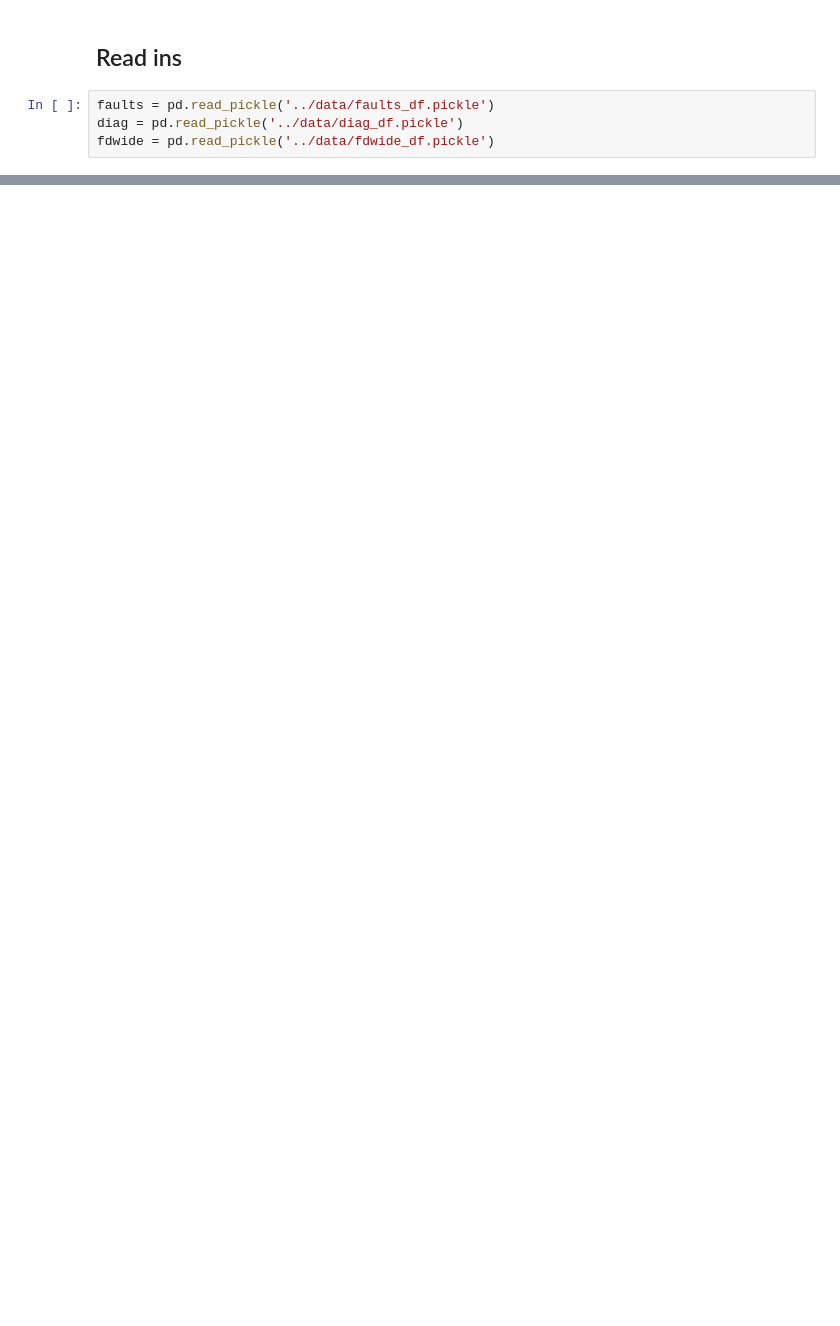
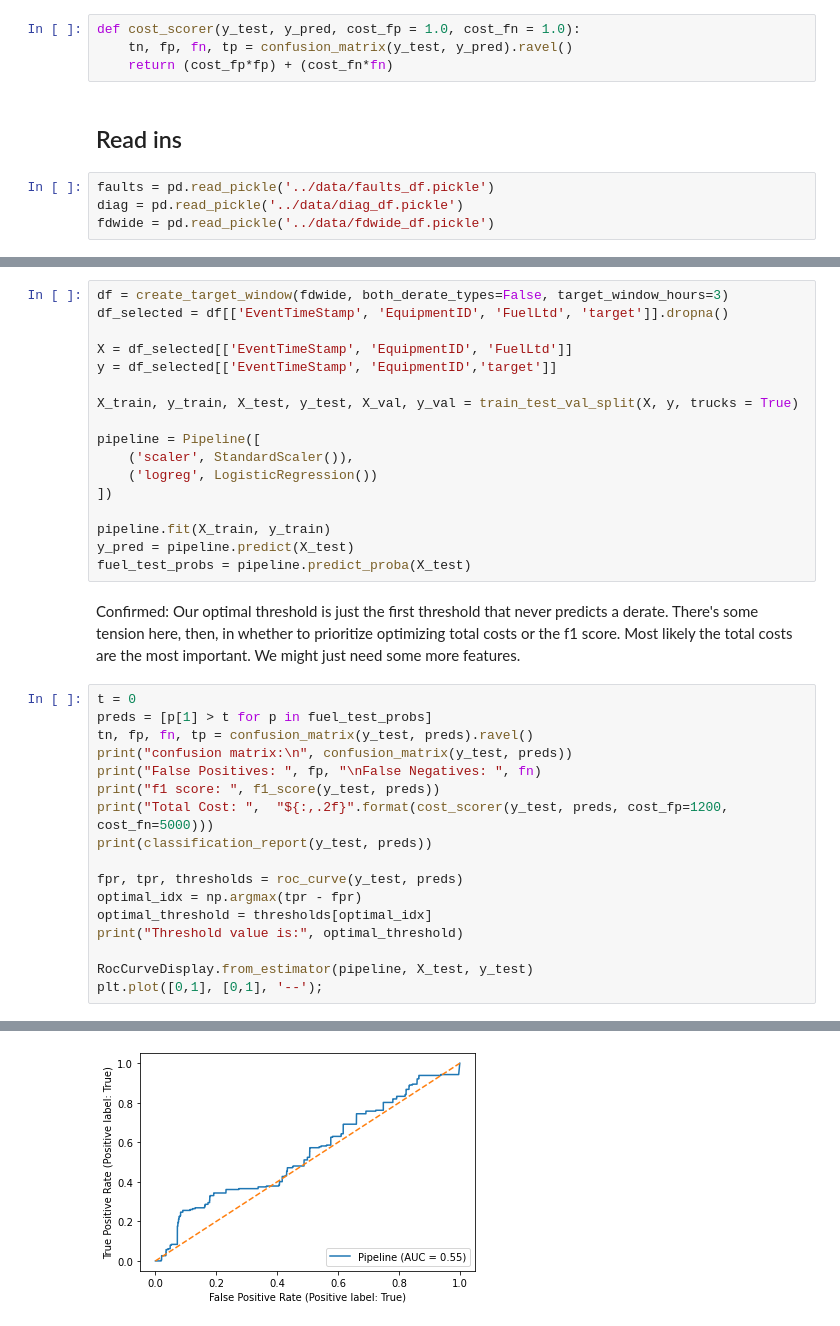
Before and after one commit to jrioross/big_g_express, a Jupyter notebook: notebooks/bg_04_derate_models.ipynb, the cells around one changed output, grey strips where cells are left out. Saved outputs shown, nothing was run; the diff lists cells and outputs as text; blank space fills up the shorter version.

```diff
--- a/notebooks/bg_04_derate_models.ipynb
+++ b/notebooks/bg_04_derate_models.ipynb
@@ -22,3 +31,7 @@ import pickle
+# %%
+def cost_scorer(y_test, y_pred, cost_fp = 1.0, cost_fn = 1.0):
+    tn, fp, fn, tp = confusion_matrix(y_test, y_pred).ravel()
+    return (cost_fp*fp) + (cost_fn*fn)
 # %% [markdown]
 ## Read ins
 # %%
@@ -32,0 +188,37 @@ df = stratifier(df, trucks = True, breaks = [0.6, 0.8, 1])
+# %%
+df = create_target_window(fdwide, both_derate_types=False, target_window_hours=3)
+df_selected = df[['EventTimeStamp', 'EquipmentID', 'FuelLtd', 'target']].dropna()
+
+X = df_selected[['EventTimeStamp', 'EquipmentID', 'FuelLtd']]
+y = df_selected[['EventTimeStamp', 'EquipmentID','target']]
+
+X_train, y_train, X_test, y_test, X_val, y_val = train_test_val_split(X, y, trucks = True)
+
+pipeline = Pipeline([
+    ('scaler', StandardScaler()),
+    ('logreg', LogisticRegression())
+])
+
+pipeline.fit(X_train, y_train)
+y_pred = pipeline.predict(X_test)
+fuel_test_probs = pipeline.predict_proba(X_test)
+# %% [markdown]
+Confirmed: Our optimal threshold is just the first threshold that never predicts a derate. There's some tension here, then, in whether to prioritize optimizing total costs or the f1 score. Most likely the total costs are the most important. We might just need some more features.
+# %%
+t = 0
+preds = [p[1] > t for p in fuel_test_probs]
+tn, fp, fn, tp = confusion_matrix(y_test, preds).ravel()
+print("confusion matrix:\n", confusion_matrix(y_test, preds))
+print("False Positives: ", fp, "\nFalse Negatives: ", fn)
+print("f1 score: ", f1_score(y_test, preds))
+print("Total Cost: ",  "${:,.2f}".format(cost_scorer(y_test, preds, cost_fp=1200, cost_fn=5000)))
+print(classification_report(y_test, preds))
+
+fpr, tpr, thresholds = roc_curve(y_test, preds)
+optimal_idx = np.argmax(tpr - fpr)
+optimal_threshold = thresholds[optimal_idx]
+print("Threshold value is:", optimal_threshold)
+
+RocCurveDisplay.from_estimator(pipeline, X_test, y_test)
+plt.plot([0,1], [0,1], '--');
+# %% [output]
@@ -32,0 +242 @@ df = stratifier(df, trucks = True, breaks = [0.6, 0.8, 1])
+[figure, added]
```
Also changed, not shown: parts of 24 cells of this notebook.
